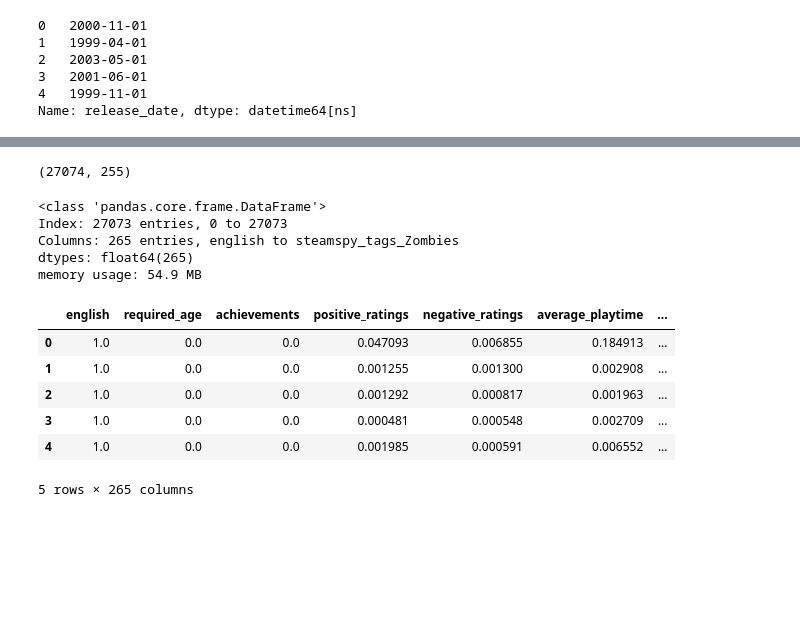
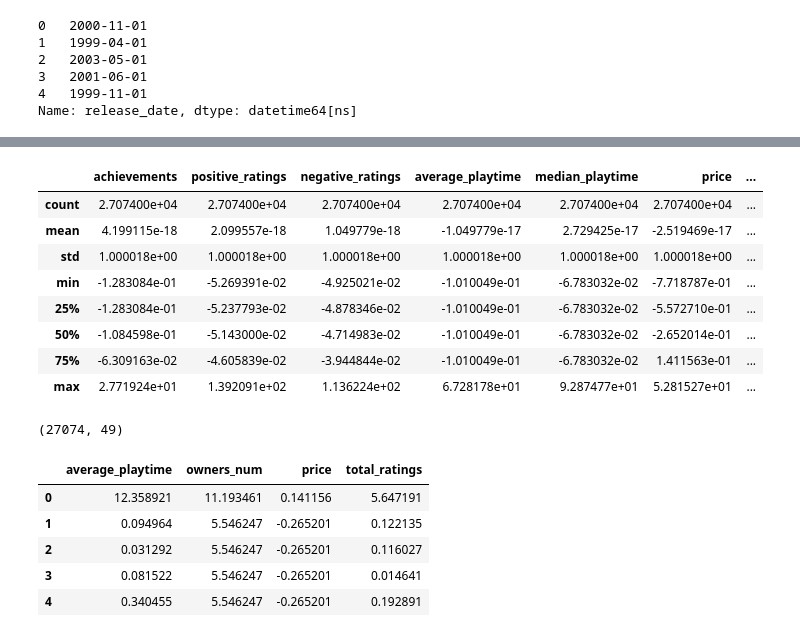
Before and after one commit to LamyaAlkhathami/Game_Addictiveness, a Jupyter notebook: notebooks/data_preprocessing.ipynb, the cells around one changed output, grey strips where cells are left out. Drawn from its saved outputs; the diff is of its cells as text; code cells hidden in the pictures; blank space fills up the shorter version.

```diff
--- a/notebooks/data_preprocessing.ipynb
+++ b/notebooks/data_preprocessing.ipynb
@@ -100,11 +134,10 @@ df["release_date"].head()
 Name: release_date, dtype: datetime64[ns]
 # %%
 df['total_ratings'] = df['positive_ratings'] + df['negative_ratings']
-# %%
-df['avg_playtime_per_owner'] = df['average_playtime'] / df['owners_num']
 # %%
 # days_since_release already created above
-df = df.drop(columns=["appid", "name", "owners", "release_date", "price", "publisher", "developer", "platforms"])
+
+df = df.drop(columns=["appid", "name", "owners", "release_date", "publisher", "developer", "platforms", "english","required_age","steamspy_tags"])
 # %%
 num_cols = df.select_dtypes(include=["int64", "float64"]).columns
 cat_cols = df.select_dtypes(include=["object", "category"]).columns
@@ -117,8 +150,21 @@ Categorical columns: ['categories', 'genres', 'steamspy_tags']
 # %%
 # Normalize numerical data
+from sklearn.preprocessing import StandardScaler
 
-scaler = MinMaxScaler()
+scaler = StandardScaler()
 df[num_cols] = scaler.fit_transform(df[num_cols])
+
+df[num_cols].describe()
+# %% [output]
+|  | achievements | positive_ratings | negative_ratings | average_playtime | median_playtime | price | ... |
+| count | 2.707400e+04 | 2.707400e+04 | 2.707400e+04 | 2.707400e+04 | 2.707400e+04 | 2.707400e+04 | ... |
+| mean | 4.199115e-18 | 2.099557e-18 | 1.049779e-18 | -1.049779e-17 | 2.729425e-17 | -2.519469e-17 | ... |
+| std | 1.000018e+00 | 1.000018e+00 | 1.000018e+00 | 1.000018e+00 | 1.000018e+00 | 1.000018e+00 | ... |
+| min | -1.283084e-01 | -5.269391e-02 | -4.925021e-02 | -1.010049e-01 | -6.783032e-02 | -7.718787e-01 | ... |
+| 25% | -1.283084e-01 | -5.237793e-02 | -4.878346e-02 | -1.010049e-01 | -6.783032e-02 | -5.572710e-01 | ... |
+| 50% | -1.084598e-01 | -5.143000e-02 | -4.714983e-02 | -1.010049e-01 | -6.783032e-02 | -2.652014e-01 | ... |
+| 75% | -6.309163e-02 | -4.605839e-02 | -3.944844e-02 | -1.010049e-01 | -6.783032e-02 | 1.411563e-01 | ... |
+| max | 2.771924e+01 | 1.392091e+02 | 1.136224e+02 | 6.728178e+01 | 9.287477e+01 | 5.281527e+01 | ... |
 # %%
 # encoding categorical data
 
@@ -135,27 +181,18 @@ encoded_df = pd.DataFrame(encoded, columns=encoder.get_feature_names_out(cat_col
 # %%
 encoded_df.shape
 # %% [output]
-(27074, 255)
+(27074, 49)
 # %%
 # Merge numerical and encoded categorical data
 df_preprocessed = pd.concat([df[num_cols], encoded_df], axis=1).dropna()
-# %%
-df_preprocessed.info()
-# %% [output]
-<class 'pandas.core.frame.DataFrame'>
-Index: 27073 entries, 0 to 27073
-Columns: 265 entries, english to steamspy_tags_Zombies
-dtypes: float64(265)
-memory usage: 54.9 MB
 # %%
-X = df_preprocessed
+X = df_preprocessed[["average_playtime", "owners_num", "price", "total_ratings"]]
 
-df_preprocessed.head()
+X.head()
 # %% [output]
-|  | english | required_age | achievements | positive_ratings | negative_ratings | average_playtime | ... |
-| 0 | 1.0 | 0.0 | 0.0 | 0.047093 | 0.006855 | 0.184913 | ... |
-| 1 | 1.0 | 0.0 | 0.0 | 0.001255 | 0.001300 | 0.002908 | ... |
-| 2 | 1.0 | 0.0 | 0.0 | 0.001292 | 0.000817 | 0.001963 | ... |
-| 3 | 1.0 | 0.0 | 0.0 | 0.000481 | 0.000548 | 0.002709 | ... |
-| 4 | 1.0 | 0.0 | 0.0 | 0.001985 | 0.000591 | 0.006552 | ... |
+|  | average_playtime | owners_num | price | total_ratings |
+| 0 | 12.358921 | 11.193461 | 0.141156 | 5.647191 |
+| 1 | 0.094964 | 5.546247 | -0.265201 | 0.122135 |
+| 2 | 0.031292 | 5.546247 | -0.265201 | 0.116027 |
+| 3 | 0.081522 | 5.546247 | -0.265201 | 0.014641 |
+| 4 | 0.340455 | 5.546247 | -0.265201 | 0.192891 |
-5 rows × 265 columns
```
Also changed, not shown: parts of 11 cells of this notebook.
